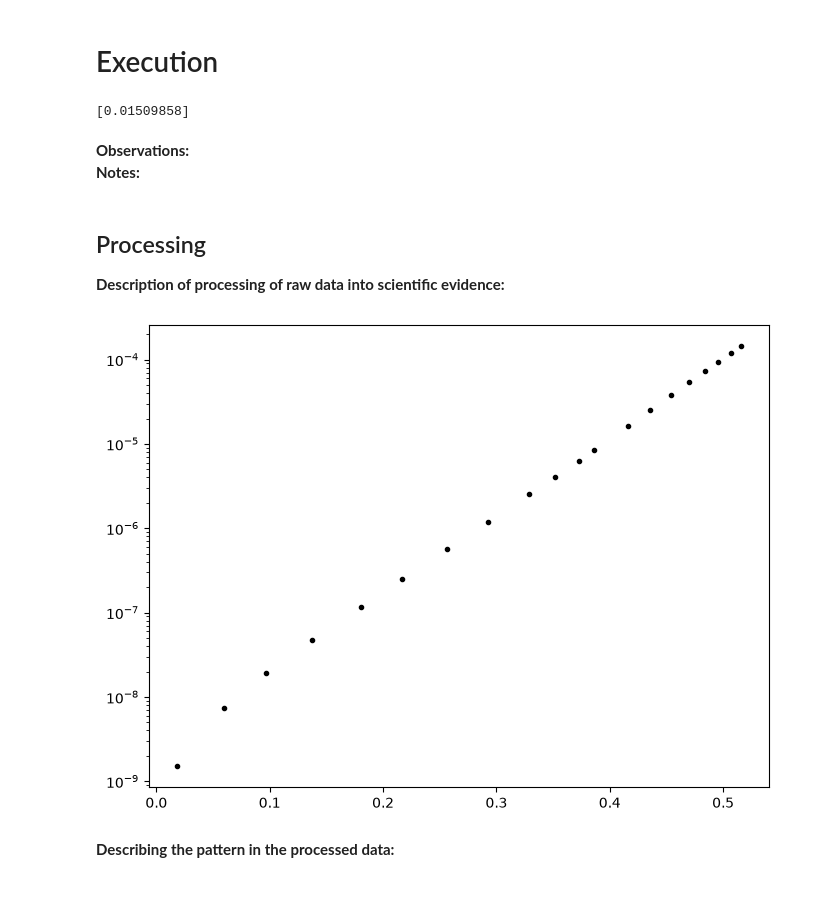
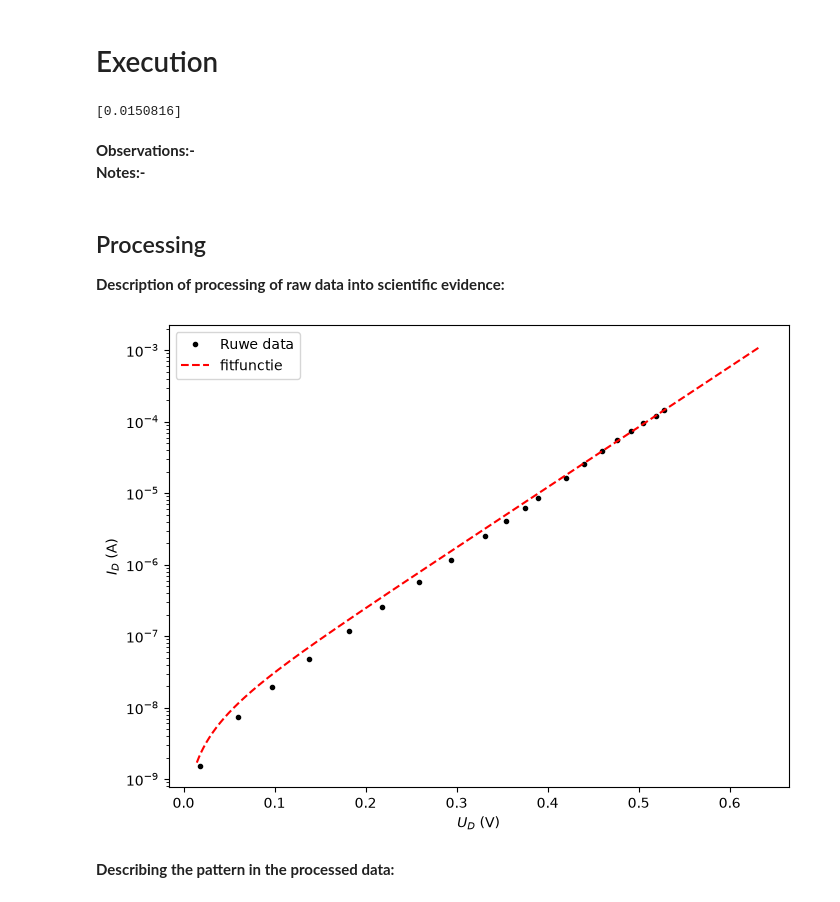
Before and after one commit to Feltse/IP2_Boltzmann_experiment, a Jupyter notebook: content/tn13015_exp/BM_labjournaal.ipynb, the cells around one changed output. Drawn from its saved outputs; the diff is of its cells as text; code cells hidden in the pictures.

```diff
--- a/content/tn13015_exp/BM_labjournaal.ipynb
+++ b/content/tn13015_exp/BM_labjournaal.ipynb
@@ -37,59 +37,79 @@ from scipy.optimize import curve_fit
 # %%
 # Measurements: Explain the names of variables provide only raw data in np.arrays!
 
-Resistance_arr = np.array([10, 100, 330, 330, 470, 1e3, 4.7e3, 1.0e4, 1.0e4, 3.3e4])
-Resistances_3_5 = np.array([10.2, 100.4, 328.0, 324.5, 0.47e3, 0.99e3, 4.67e3, 9.99e3, 9.94e3, 32.90e3])
-Resistances_5_5 = np.array([10.009, 100.122, 0.32804e3, 0.32452e3, 0.46914e3, 0.99577e3, 4.6683e3, 9.9861e3, 9.9358e3, 32.894e3])
+Resistance_arr = np.array([10, 100, 330, 330, 470, 1e3, 4.7e3, 1.0e4, 1.0e4, 3.3e4]) #Ω
+Resistances_3_5 = np.array([10.2, 100.4, 328.0, 324.5, 0.47e3, 0.99e3, 4.67e3, 9.99e3, 9.94e3, 32.90e3]) #Ω
+Resistances_5_5 = np.array([10.009, 100.122, 0.32804e3, 0.32452e3, 0.46914e3, 0.99577e3, 4.6683e3, 9.9861e3, 9.9358e3, 32.894e3]) #Ω
 
 #Strijdigheidsanalyse laagtste Ohmse weerstand
 
-R_dubbel = np.array([10.113, 99.357, 0.32991e3, 0.32596e3, 0.46756e3, 0.99471e3, 4.6923e3, 9.9988e3, 9.9735e3, 33.115e3])
+a = Resistances_3_5[0]
+b = Resistances_5_5[0]
+#a_unc =
+#b_unc =
+if a-b > 2*np.sqrt(a**2+b**2):
+    print('De weerstanden zijn strijdig met elkaar')
 
-R_1 = np.array([15.0178])
-R_2 = np.array([4.9810])
-R_Bron = np.array([20.0004])
-R_1_2 = np.array([20.0009])
+R_dubbel = np.array([10.113, 99.357, 0.32991e3, 0.32596e3, 0.46756e3, 0.99471e3, 4.6923e3, 9.9988e3, 9.9735e3, 33.115e3]) #Ω
+
+R_1 = np.array([15.0178]) #Ω
+R_2 = np.array([4.9810]) #Ω
+R_Bron = np.array([20.0004]) #Ω
+R_1_2 = np.array([20.0009]) #Ω
 
 #Analyse gemeten waarden R_1_2
 
-I_Bron = np.array([15.1e-3])
-I = R_1/Resistances_5_5[5]
-print(I)
+I_Bron = np.array([15.1e-3]) #A
+I = R_1/Resistances_5_5[5] #A
 
-I_1 = 1.50e-3
-I_2 = 1.407e-3
+I_1 = 1.50e-3 #A
+I_2 = 1.407e-3 #A
 #De stroomsterkte is nauwkeuriger gemeten bij 4mA
 # %% [output]
-[0.01509858]
+[0.0150816]
 # %% [markdown]
-**Observations:**
-**Notes:**
+**Observations:-**
+**Notes:-**
 # %% [markdown]
 ## Processing
 **Description of processing of raw data into scientific evidence:**
 # %%
 #Data processing and analysis:
-#Data processing and analysis:j
 #Beginwaarden
 
 R_1 = Resistances_5_5[7]
 R_2 = Resistances_5_5[5]
 R_3 = Resistances_5_5[1]
+q = -1.602e-19 #C
+n = 2.0
+unc_n = 0.1
+T = 293 #K
 
-U_B = np.array([0.20, 0.66, 1.07, 1.52, 2.00, 2.42, 2.89, 3.35, 3.90, 4.33, 4.79, 5.19, 6.40, 7.57, 9.22, 11.18, 13.38, 15.88, 18.86, 21.48])
-U_1 = np.array([0.015e-3, 0.074e-3, 0.193e-3, 0.474e-3, 1.166e-3, 2.514e-3, 5.633e-3, 11.741e-3, 25.188e-3, 41.083e-3, 62.341e-3, 85.067e-3, 164.970e-3, 0.25170, 0.38267, 0.54477, 0.73033, 0.94583, 1.20450, 1.43428])
+U_B = np.array([0.20, 0.66, 1.07, 1.52, 2.00, 2.42, 2.89, 3.35, 3.90, 4.33, 4.79, 5.19, 6.40, 7.57, 9.22, 11.18, 13.38, 15.88, 18.86, 21.48]) #V
+U_1 = np.array([0.015e-3, 0.074e-3, 0.193e-3, 0.474e-3, 1.166e-3, 2.514e-3, 5.633e-3, 11.741e-3, 25.188e-3, 41.083e-3, 62.341e-3, 85.067e-3, 164.970e-3, 0.25170, 0.38267, 0.54477, 0.73033, 0.94583, 1.20450, 1.43428]) #V
 U_D = R_3*U_B/(R_3+R_2)-U_1
 I_D = U_1/R_1
 
-def function(U_D, I_0):
-    return I_0*(np.exp(-q*U_D/(n*k_B*T))-1)
+def fit_function(U_D, I_0, k_b):
+    return I_0*(np.exp(-q*U_D/(n*k_b*T))-1)
+
+values, covariance = curve_fit(fit_function, U_D, I_D, p0 = [10e-9, 1.38e-23])
+
+I_0_fit = values[0]
+k_b_fit = values[1]
+U_D_test = np.linspace(0.8*min(U_D),1.2*max(U_D), 1000)
+I_D_fit = fit_function(U_D_test, I_0_fit, k_b_fit)
 
 plt.figure(figsize=(8, 6))
 plt.plot(U_D, I_D, "k.", label="Ruwe data")
+plt.plot(U_D_test, I_D_fit, 'r--', label = 'fitfunctie')
+plt.xlabel('$U_D$ (V)')
+plt.ylabel('$I_D$ (A)')
+plt.legend(loc = 'upper left')
 plt.yscale("log")
 plt.show()
 # %% [output]
-[figure, old version]
+[figure, new version]
 # %%
 #Data processing and analysis:
 # %%
```
Also changed, not shown: parts of 3 cells of this notebook.
